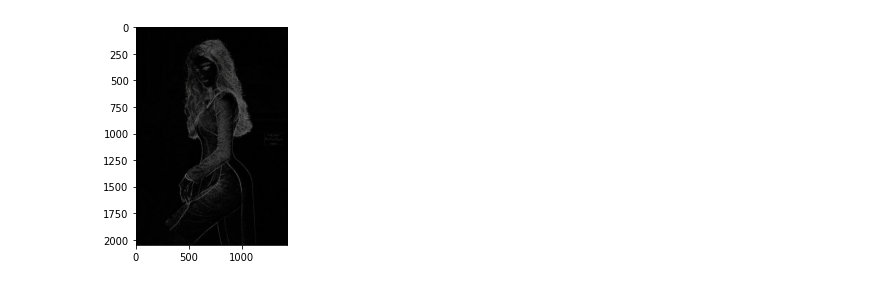
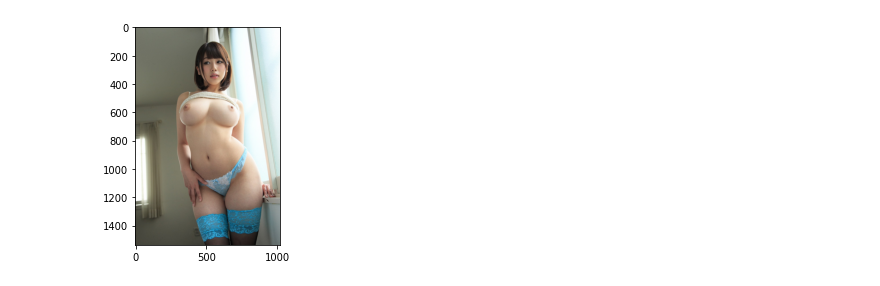
Before and after one commit to theweezar/PythonRepo, a Jupyter notebook: openCV/jupyter/opencvTesting.ipynb, the cells around one changed output. Saved outputs shown, nothing was run; the diff lists cells and outputs as text; code cells hidden in the pictures.

```diff
--- a/openCV/jupyter/opencvTesting.ipynb
+++ b/openCV/jupyter/opencvTesting.ipynb
@@ -96,15 +96,16 @@ class ImageProcessing:
     RBGimg = cv.cvtColor(self.rsImg, cv.COLOR_BGR2RGB)
     plt.imshow(RBGimg)
     plt.show()
-    cv.namedWindow("output", cv.WINDOW_NORMAL)        # Create window with freedom of dimensions
-    cv.imshow("output",self.rsImg)
-    cv.waitKey(0)
-    cv.destroyAllWindows()
+    # cv show là tạo ra 1 cửa sổ mới và vẽ lên đó
+    # cv.namedWindow("output", cv.WINDOW_NORMAL)
+    # cv.imshow("output",self.rsImg)
+    # cv.waitKey(0)
+    # cv.destroyAllWindows()
 
 
-img = ImageProcessing('../girl.jpg')
+img = ImageProcessing('../adult_1.jpg')
 # %%
-img.edgeDetection()
+# img.edgeDetection()
 img.drawImage()
 # %% [output]
-[figure, old version]
+[figure, new version]
```
Also changed, not shown: 5 other files.
